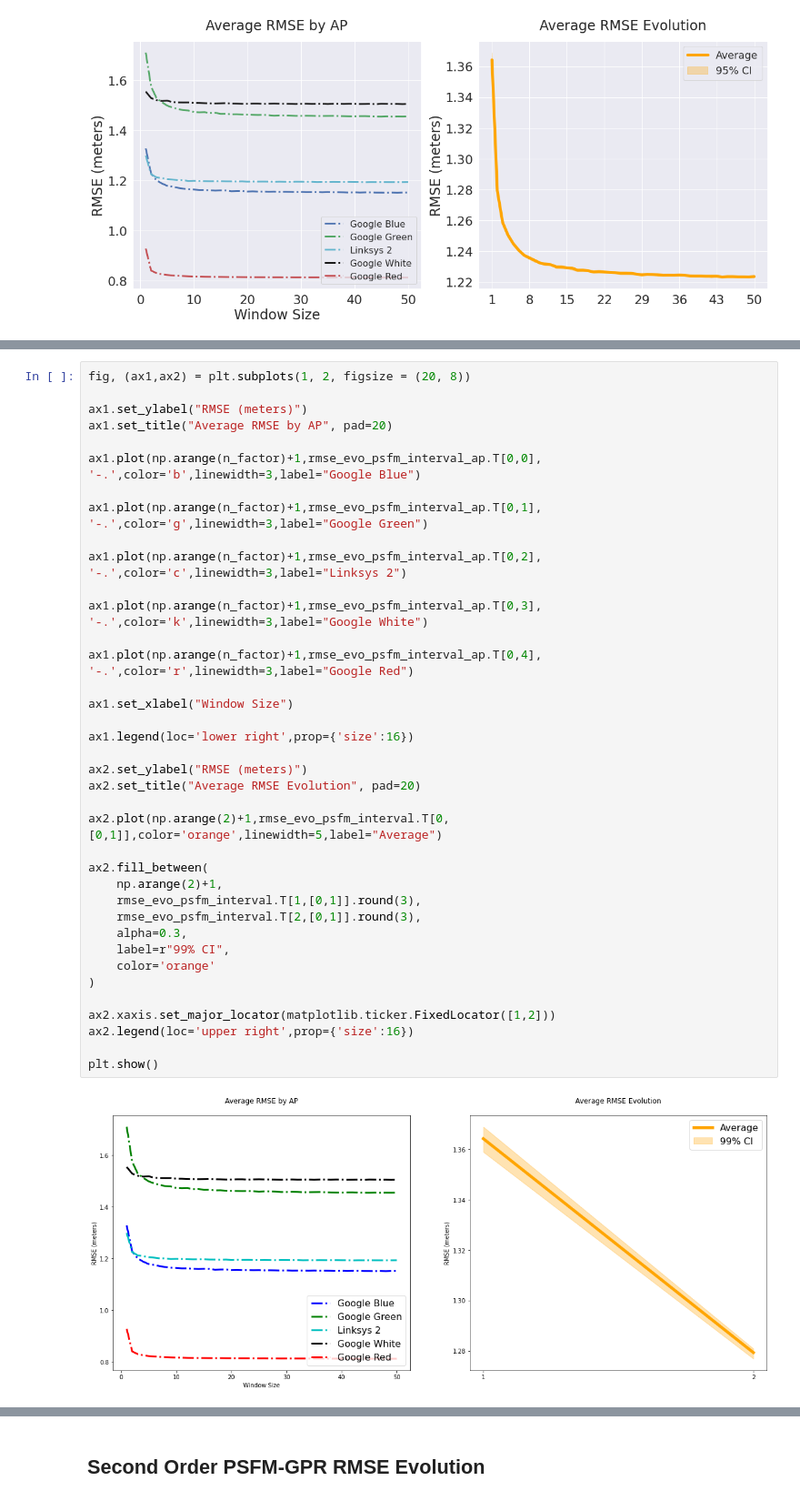
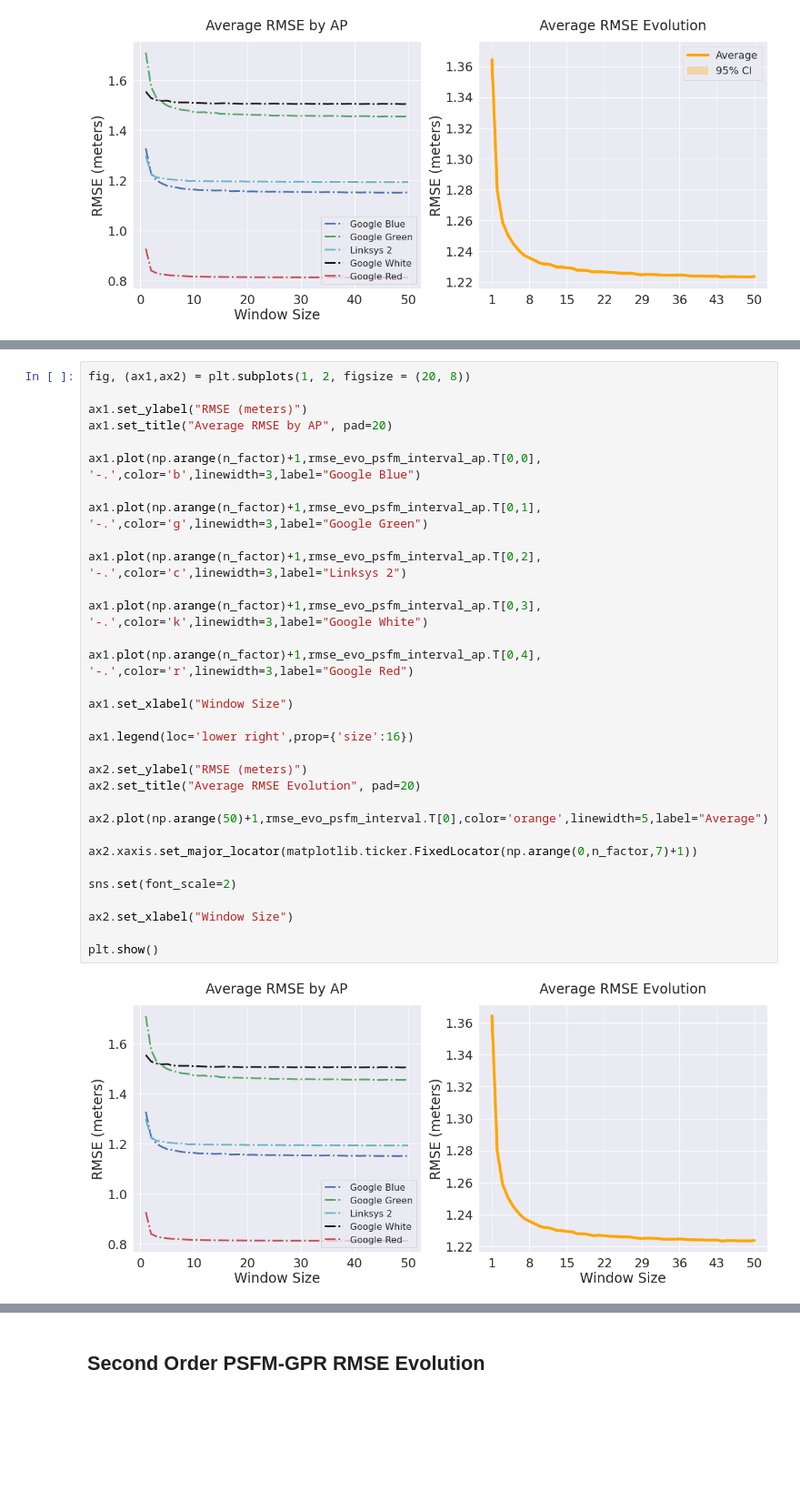
Before and after one commit to carlogattuso/Indoor_Positioning_RTT_GPR, a Jupyter notebook: src/psfm-gpr-analysis-averaged-scale.ipynb, the cells around one changed output, grey strips where cells are left out. Shown at 91% size. Saved outputs shown, nothing was run; the diff lists cells and outputs as text; blank space fills up the shorter version.

Commit message:
Sample Averaging Graph

```diff
--- a/src/psfm-gpr-analysis-averaged-scale.ipynb
+++ b/src/psfm-gpr-analysis-averaged-scale.ipynb
@@ -1149,40 +1065,34 @@ data.head()
-# %%
-fig, (ax1,ax2) = plt.subplots(1, 2, figsize = (20, 8))
-
-ax1.set_ylabel("RMSE (meters)")
-ax1.set_title("Average RMSE by AP", pad=20)
-
-ax1.plot(np.arange(n_factor)+1,rmse_evo_psfm_interval_ap.T[0,0], '-.',color='b',linewidth=3,label="Google Blue")
-
-ax1.plot(np.arange(n_factor)+1,rmse_evo_psfm_interval_ap.T[0,1], '-.',color='g',linewidth=3,label="Google Green")
-
-ax1.plot(np.arange(n_factor)+1,rmse_evo_psfm_interval_ap.T[0,2], '-.',color='c',linewidth=3,label="Linksys 2")
-
-ax1.plot(np.arange(n_factor)+1,rmse_evo_psfm_interval_ap.T[0,3], '-.',color='k',linewidth=3,label="Google White")
-
-ax1.plot(np.arange(n_factor)+1,rmse_evo_psfm_interval_ap.T[0,4], '-.',color='r',linewidth=3,label="Google Red")
-
-ax1.set_xlabel("Window Size")
-
-ax1.legend(loc='lower right',prop={'size':16})
-
-ax2.set_ylabel("RMSE (meters)")
-ax2.set_title("Average RMSE Evolution", pad=20)
-
-ax2.plot(np.arange(2)+1,rmse_evo_psfm_interval.T[0,[0,1]],color='orange',linewidth=5,label="Average")
-
-ax2.fill_between(
-    np.arange(2)+1,
-    rmse_evo_psfm_interval.T[1,[0,1]].round(3),
-    rmse_evo_psfm_interval.T[2,[0,1]].round(3),
-    alpha=0.3,
-    label=r"99% CI",
-    color='orange'
-)
-
-ax2.xaxis.set_major_locator(matplotlib.ticker.FixedLocator([1,2]))
-ax2.legend(loc='upper right',prop={'size':16})
-
-plt.show()
-# %% [output]
-[figure, removed]
+# %%
+fig, (ax1,ax2) = plt.subplots(1, 2, figsize = (20, 8))
+
+ax1.set_ylabel("RMSE (meters)")
+ax1.set_title("Average RMSE by AP", pad=20)
+
+ax1.plot(np.arange(n_factor)+1,rmse_evo_psfm_interval_ap.T[0,0], '-.',color='b',linewidth=3,label="Google Blue")
+
+ax1.plot(np.arange(n_factor)+1,rmse_evo_psfm_interval_ap.T[0,1], '-.',color='g',linewidth=3,label="Google Green")
+
+ax1.plot(np.arange(n_factor)+1,rmse_evo_psfm_interval_ap.T[0,2], '-.',color='c',linewidth=3,label="Linksys 2")
+
+ax1.plot(np.arange(n_factor)+1,rmse_evo_psfm_interval_ap.T[0,3], '-.',color='k',linewidth=3,label="Google White")
+
+ax1.plot(np.arange(n_factor)+1,rmse_evo_psfm_interval_ap.T[0,4], '-.',color='r',linewidth=3,label="Google Red")
+
+ax1.set_xlabel("Window Size")
+
+ax1.legend(loc='lower right',prop={'size':16})
+
+ax2.set_ylabel("RMSE (meters)")
+ax2.set_title("Average RMSE Evolution", pad=20)
+
+ax2.plot(np.arange(50)+1,rmse_evo_psfm_interval.T[0],color='orange',linewidth=5,label="Average")
+
+ax2.xaxis.set_major_locator(matplotlib.ticker.FixedLocator(np.arange(0,n_factor,7)+1))
+
+sns.set(font_scale=2)
+
+ax2.set_xlabel("Window Size")
+
+plt.show()
+# %% [output]
+[figure, added]
```
Also changed, not shown: parts of 6 cells of this notebook.
